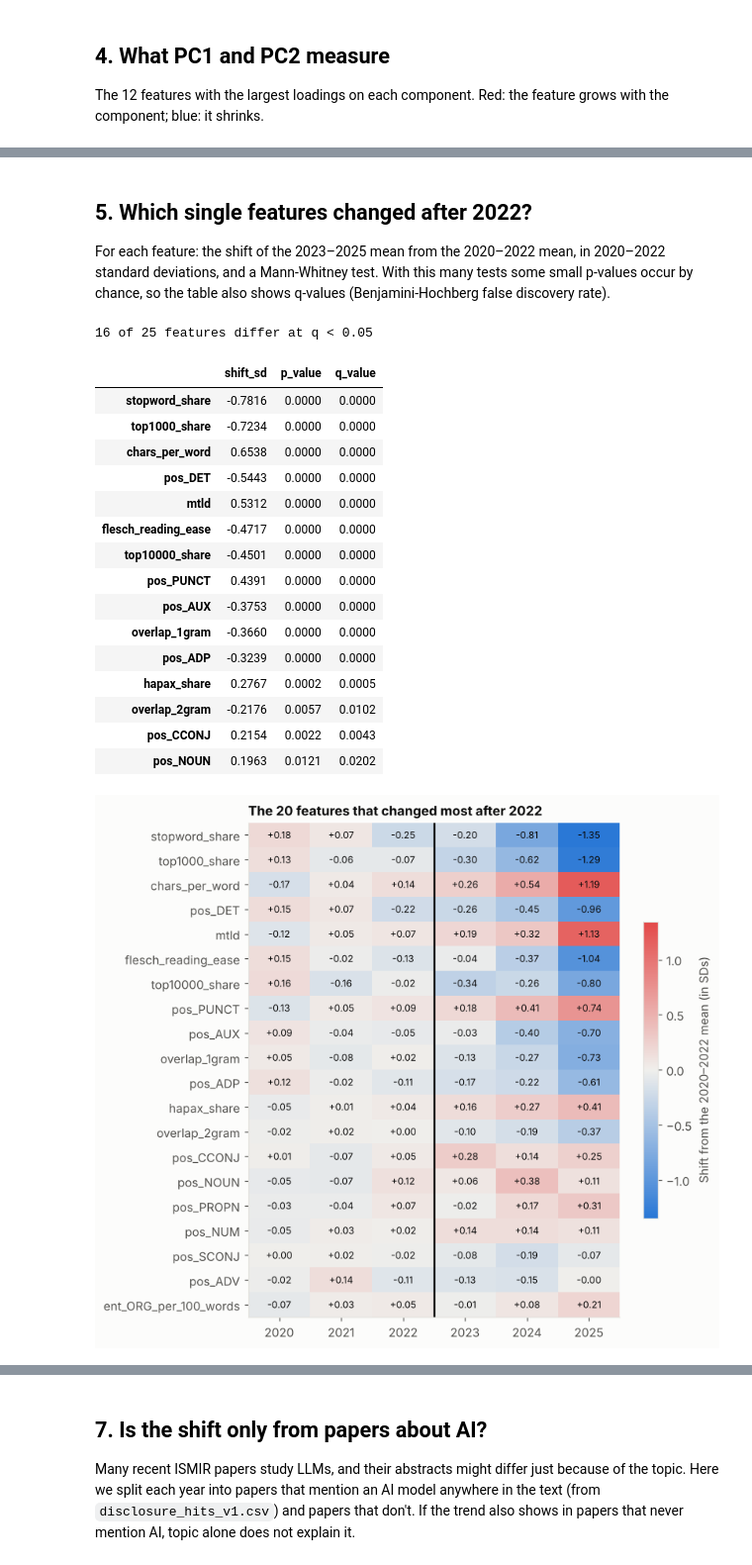
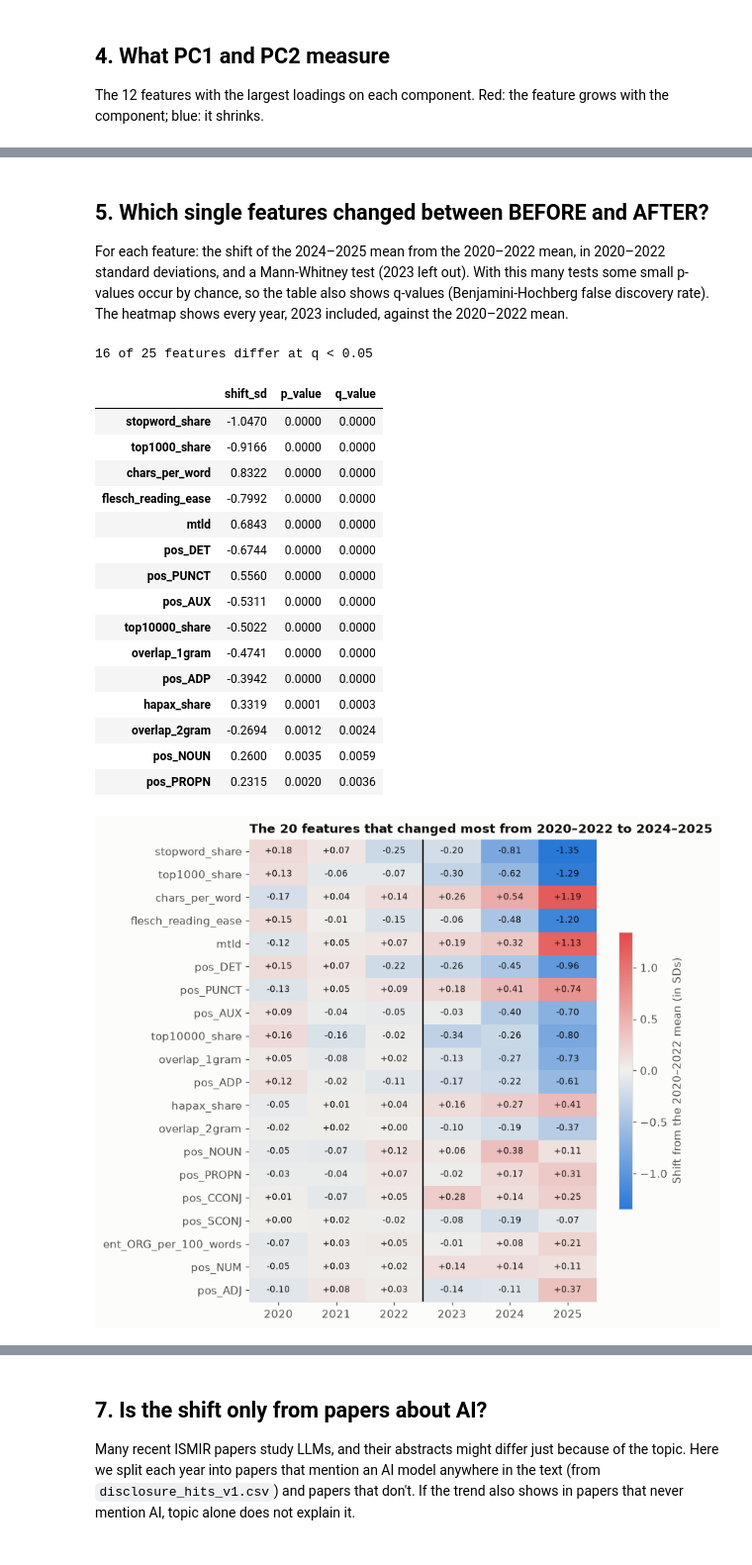
Before and after one commit to martiinsssssss/llm_footprint, a Jupyter notebook: notebook/feature_pca.ipynb, the cells around one changed output, grey strips where cells are left out. Shown at 99% size. Drawn from its saved outputs; the diff is of its cells as text; code cells hidden in the pictures.

Commit message:
fix: year groups

```diff
--- a/notebook/feature_pca.ipynb
+++ b/notebook/feature_pca.ipynb
@@ -22,7 +24,9 @@ from sklearn.pipeline import make_pipeline
 from sklearn.preprocessing import StandardScaler
 
 FEATURES_CSV = "../data/processed/features_v1.csv"
-CHATGPT = 2022.5  # between the last pre and the first post year
+CHATGPT = 2022.5  # between the last pre-ChatGPT year and the transition year
+BEFORE_YEARS = [2020, 2021, 2022]
+AFTER_YEARS = [2024, 2025]  # 2023 is a transition year, left out of every comparison
 
 # Colors from the dataviz reference palette (light surface).
 SURFACE, TEXT, MUTED, GRID = "#fcfcfb", "#0b0b0b", "#52514e", "#e4e3df"
@@ -38,10 +42,10 @@ plt.rcParams.update({
 })
 # %%
 df = pd.read_csv(FEATURES_CSV)
-df["post"] = df.year >= 2023
+df["period"] = np.select([df.year.isin(BEFORE_YEARS), df.year.isin(AFTER_YEARS)], ["before", "after"], "transition")
 # Length is not a style feature (the generation prompt fixes it): see CONTROL_COLUMNS in analysis/features.py.
 CONTROL = ["n_words"]
-used = [c for c in df.columns if c not in ("paper_id", "year", "source", "post", *CONTROL)]
+used = [c for c in df.columns if c not in ("paper_id", "year", "source", "period", *CONTROL)]
 assert not df[used].isna().any().any(), "NaN features: the scaler and the PCA need complete rows"
 print(f"{len(df)} abstracts, {len(used)} features used")
 df.groupby("year").agg(abstracts=("paper_id", "size"), median_words=("n_words", "median")).T
@@ -141,11 +192,11 @@ plt.show()
 # %% [markdown]
-## 5. Which single features changed after 2022?
+## 5. Which single features changed between BEFORE and AFTER?
 
-For each feature: the shift of the 2023–2025 mean from the 2020–2022 mean, in 2020–2022 standard deviations,
-and a Mann-Whitney test. With this many tests some small p-values occur by chance, so the table also shows
-q-values (Benjamini-Hochberg false discovery rate).
+For each feature: the shift of the 2024–2025 mean from the 2020–2022 mean, in 2020–2022 standard deviations,
+and a Mann-Whitney test (2023 left out). With this many tests some small p-values occur by chance, so the table also shows
+q-values (Benjamini-Hochberg false discovery rate). The heatmap shows every year, 2023 included, against the 2020–2022 mean.
 # %%
-pre, post = df[~df.post], df[df.post]
+pre, post = df[df.period == "before"], df[df.period == "after"]
 drift = pd.DataFrame({
     "shift_sd": [(post[c].mean() - pre[c].mean()) / pre[c].std() for c in used],
     "p_value": [mannwhitneyu(pre[c], post[c]).pvalue for c in used],
@@ -157,40 +208,40 @@ drift.head(15).round(4)
 # %% [output]
 16 of 25 features differ at q < 0.05
 |  | shift_sd | p_value | q_value |
-| stopword_share | -0.7816 | 0.0000 | 0.0000 |
-| top1000_share | -0.7234 | 0.0000 | 0.0000 |
-| chars_per_word | 0.6538 | 0.0000 | 0.0000 |
-| pos_DET | -0.5443 | 0.0000 | 0.0000 |
-| mtld | 0.5312 | 0.0000 | 0.0000 |
-| flesch_reading_ease | -0.4717 | 0.0000 | 0.0000 |
-| top10000_share | -0.4501 | 0.0000 | 0.0000 |
-| pos_PUNCT | 0.4391 | 0.0000 | 0.0000 |
-| pos_AUX | -0.3753 | 0.0000 | 0.0000 |
-| overlap_1gram | -0.3660 | 0.0000 | 0.0000 |
-| pos_ADP | -0.3239 | 0.0000 | 0.0000 |
-| hapax_share | 0.2767 | 0.0002 | 0.0005 |
-| overlap_2gram | -0.2176 | 0.0057 | 0.0102 |
-| pos_CCONJ | 0.2154 | 0.0022 | 0.0043 |
-| pos_NOUN | 0.1963 | 0.0121 | 0.0202 |
+| stopword_share | -1.0470 | 0.0000 | 0.0000 |
+| top1000_share | -0.9166 | 0.0000 | 0.0000 |
+| chars_per_word | 0.8322 | 0.0000 | 0.0000 |
+| flesch_reading_ease | -0.7992 | 0.0000 | 0.0000 |
+| mtld | 0.6843 | 0.0000 | 0.0000 |
+| pos_DET | -0.6744 | 0.0000 | 0.0000 |
+| pos_PUNCT | 0.5560 | 0.0000 | 0.0000 |
+| pos_AUX | -0.5311 | 0.0000 | 0.0000 |
+| top10000_share | -0.5022 | 0.0000 | 0.0000 |
+| overlap_1gram | -0.4741 | 0.0000 | 0.0000 |
+| pos_ADP | -0.3942 | 0.0000 | 0.0000 |
+| hapax_share | 0.3319 | 0.0001 | 0.0003 |
+| overlap_2gram | -0.2694 | 0.0012 | 0.0024 |
+| pos_NOUN | 0.2600 | 0.0035 | 0.0059 |
+| pos_PROPN | 0.2315 | 0.0020 | 0.0036 |
 # %%
 top = drift.index[:20]
 by_year = df.groupby("year")[list(top)].mean()
 shift = ((by_year - pre[top].mean()) / pre[top].std()).T
 limit = np.abs(shift.values).max()
 
 fig, ax = plt.subplots(figsize=(7, 7.5))
 image = ax.imshow(shift.values, cmap=DIVERGING, vmin=-limit, vmax=limit, aspect="auto")
 ax.set_xticks(range(len(years)), years)
 ax.set_yticks(range(len(top)), top)
 ax.grid(False)
 for (r, c), value in np.ndenumerate(shift.values):
     ax.text(c, r, f"{value:+.2f}", ha="center", va="center", fontsize=8, color=TEXT)
 ax.axvline(2.5, color=TEXT, linewidth=1.5)
 fig.colorbar(image, ax=ax, shrink=0.6, label="Shift from the 2020–2022 mean (in SDs)")
-ax.set_title("The 20 features that changed most after 2022")
+ax.set_title("The 20 features that changed most from 2020–2022 to 2024–2025")
 plt.show()
 # %% [output]
-[figure, old version]
+[figure, new version]
 # %% [markdown]
 ## 6. How well do the features tell the two periods apart?
 
```
Also changed, not shown: parts of 13 cells of this notebook.
